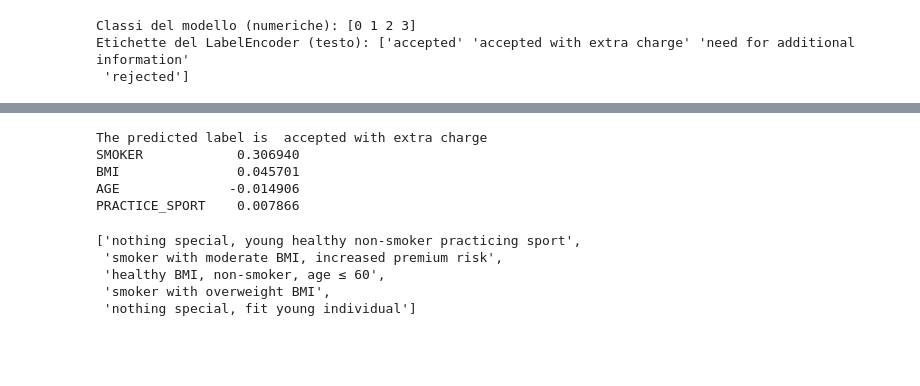
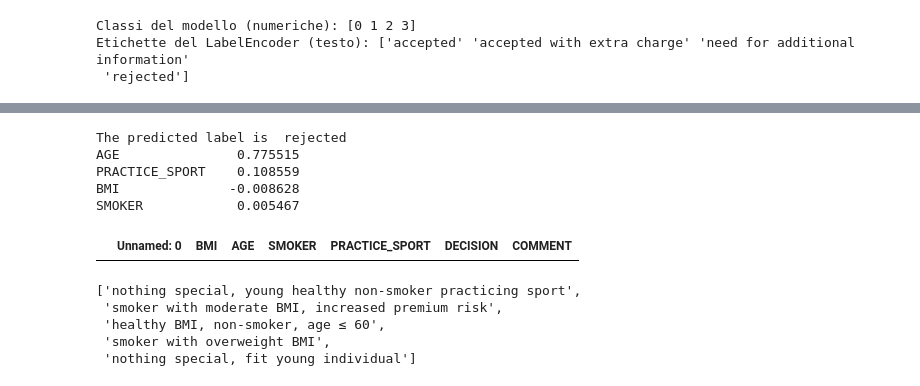
Before and after one commit to MauroLeidi/BaselHack25, a Jupyter notebook: code/notebooks/premium_predictor.ipynb, the cells around one changed output, grey strips where cells are left out. Drawn from its saved outputs; the diff is of its cells as text; code cells hidden in the pictures; blank space fills up the shorter version.

```diff
--- a/code/notebooks/premium_predictor.ipynb
+++ b/code/notebooks/premium_predictor.ipynb
@@ -422,14 +450,13 @@ Etichette del LabelEncoder (testo): ['accepted' 'accepted with extra charge' 'ne
 # %%
-test_index = 2 if len(df) > 2 else 0
-test_sample = X.iloc[[test_index]]
-
 # test sample should be BMI=32, AGE=40, SMOKER=True, PRACTICE_SPORT=False
 test_sample = pd.DataFrame({
-    "BMI": [28],
-    "AGE": [51],
+    "BMI": [25],  # irrilevante nel modello
+    "AGE": [86],
     "SMOKER": [1],
-    "PRACTICE_SPORT": [1]
+    "PRACTICE_SPORT": [0]  # irrilevante nel modello
 })
+
+
 
 pred_proba = clf.predict_proba(test_sample)[0]
 pred_label = clf.predict(test_sample)[0]
@@ -456,11 +483,19 @@ except Exception as e:
     shap_error = str(e)
     print(shap_error)
 # %% [output]
-The predicted label is  accepted with extra charge
-SMOKER            0.306940
-BMI               0.045701
-AGE              -0.014906
-PRACTICE_SPORT    0.007866
+The predicted label is  rejected
+AGE               0.775515
+PRACTICE_SPORT    0.108559
+BMI              -0.008628
+SMOKER            0.005467
+# %%
+csv_path = "../../assets/learned_rules.csv"
+if os.path.exists(csv_path):
+    df = pd.read_csv(csv_path)
+# %%
+df[(df.DECISION == "accepted with extra charge") & (df.AGE > 80)]
+# %% [output]
+|  | Unnamed: 0 | BMI | AGE | SMOKER | PRACTICE_SPORT | DECISION | COMMENT |
 # %%
 list(df.COMMENT.head())
 # %% [output]
```
Also changed, not shown: parts of 4 cells of this notebook, 3 other files.
